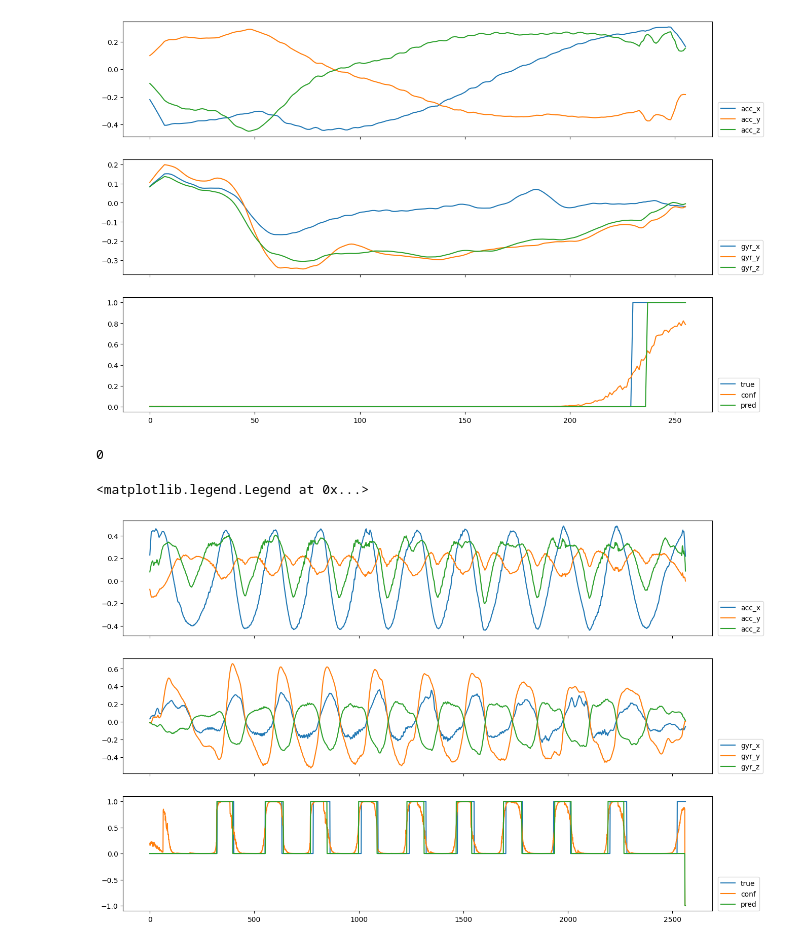
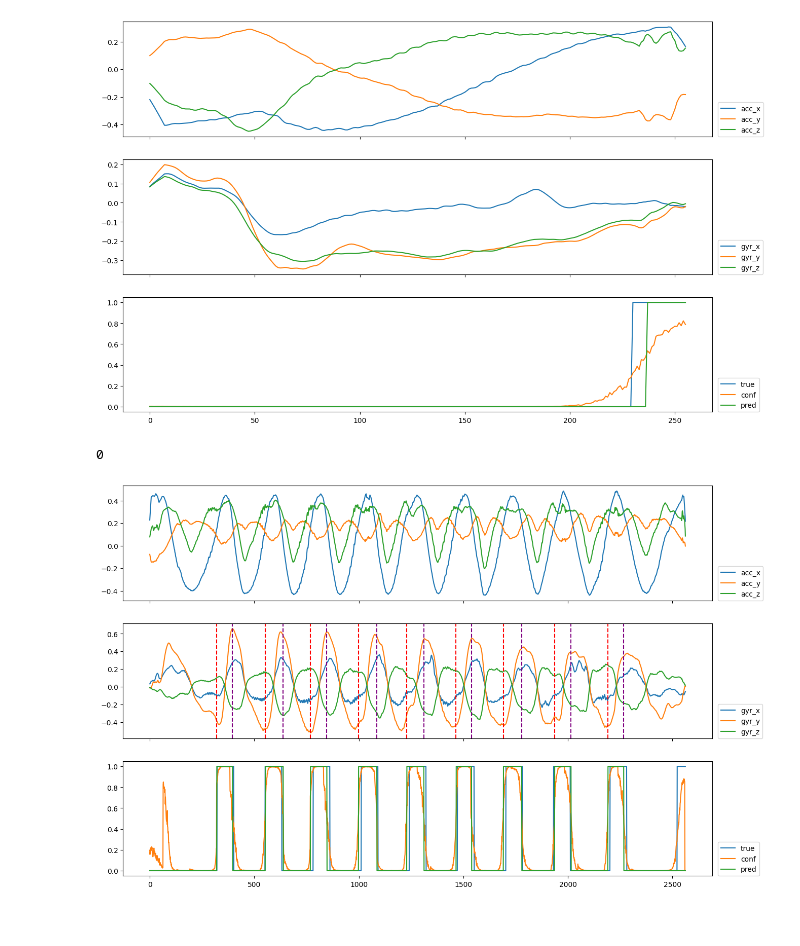
Before and after one commit to Musa-Azeem/AI-hypertrophy-coach, a Jupyter notebook: ml-notebooks/segmentation.ipynb, the cells around one changed output. Saved outputs shown, nothing was run; the diff lists cells and outputs as text; code cells hidden in the pictures.

```diff
--- a/ml-notebooks/segmentation.ipynb
+++ b/ml-notebooks/segmentation.ipynb
@@ -256,10 +257,11 @@ class Encoder(nn.Module):
         self.conv_out_channels = self.stem_out_c if len(self.width) == 0 else self.width[-1]
 
         self.encoder = nn.Sequential(
-            nn.Conv1d(in_channels, self.stem_out_c, kernel_size=self.stem_kernel, padding=self.stem_kernel // 2),
-            nn.BatchNorm1d(self.stem_out_c),
-            nn.ReLU(),
-            nn.MaxPool1d(kernel_size=2, stride=2),
+            # nn.Conv1d(in_channels, self.stem_out_c, kernel_size=self.stem_kernel, padding=self.stem_kernel // 2, stride=2),
+            # nn.BatchNorm1d(self.stem_out_c),
+            # nn.ReLU(),
+            # nn.MaxPool1d(kernel_size=2, stride=2),
+            ResBlock(in_channels, self.stem_out_c, kernel_size=self.stem_kernel, stride=2),
             *[DepthBlock(
                 depth=self.depth[i],
                 in_channels=self.stem_out_c if i == 0 else self.width[i-1],
@@ -314,7 +316,7 @@ def iou_metric(ypred, y_true):
     return iou.mean()
 
 class SegmentationLoss(nn.Module):
-    def __init__(self, alpha, pos_weight, device):
+    def __init__(self, alpha):
         super().__init__()
         # self.cat_criterion = nn.BCEWithLogitsLoss(pos_weight=torch.Tensor([pos_weight])).to(device)
         self.cat_criterion = nn.BCEWithLogitsLoss()
@@ -352,3 +365,5 @@ config = {
+# %%
+config = torch.load('../best_model-class-83.pth')[1]
 # %%
 trainloader = DataLoader(train_dataset, batch_size=128, shuffle=True)
 valloader = DataLoader(val_dataset, batch_size=128, shuffle=False)
@@ -588,44 +618,54 @@ with torch.no_grad():
 confs = np.concatenate(confs)
 # confs = np.nanmean(confs_overlap, axis=0)
 ypreds = np.round(confs)
 
 # smooth the predictions
 ypreds = np.convolve(ypreds, np.ones(100)/100, mode='same').round()
 
-ypreds = np.concatenate([ypreds, np.zeros(session.shape[0] - len(ypreds))-1])
-confs = np.concatenate([confs, np.zeros(session.shape[0] - len(confs))-1])
+ypreds = np.concatenate([ypreds, np.zeros(session.shape[0] - len(ypreds))])
+confs = np.concatenate([confs, np.zeros(session.shape[0] - len(confs))])
 
 # prec, recall, f1, _ = precision_recall_fscore_support(ys, ypreds, average='binary')
 # print(f"Precision: {prec:.4f}, Recall: {recall:.4f}, F1: {f1:.4f}")
 
-# starts = np.where(np.diff(ypreds) > 0)[0]
-# ends = np.where(np.diff(ypreds) < 0)[0]
-# if ends[0] < starts[0]:
-#     starts = np.concatenate([[0], starts])
-# if starts[-1] > ends[-1]:
-#     ends = np.concatenate([ends, [len(ypreds)]])
-# for start,end in zip(starts,ends):
-#     bout_length = end - start
-#     if bout_length < 10:
-#         ypreds[start:end] = 0
+starts = np.where(np.diff(ypreds) > 0)[0]
+ends = np.where(np.diff(ypreds) < 0)[0]
+if ypreds.sum() > 0:
+    if len(starts) == 0 or len(ends) == 0:
+        if len(starts) == 0:
+            # len(end) == 1 -> start is the beginning of session
+            starts = np.array([0])
+        elif len(ends) == 0:
+            # len(start) == 1 -> end is the end of session
+            ends = np.array([len(ypreds)])
+    else:
+        if starts[0] > ends[0]:
+            # first end has no start -> first start is the beginning of session
+            starts = np.concatenate([[0], starts])
+        if ends[-1] < starts[-1]:
+            # last start has no end -> last end is the end of session
+            ends = np.concatenate([ends, [len(ypreds)]])
 
 fig, axes = plt.subplots(3,1, sharex=True, figsize=(15,10))
 axes[0].plot(session['acc_x'].values, label='acc_x')
 axes[0].plot(session['acc_y'].values, label='acc_y')
 axes[0].plot(session['acc_z'].values, label='acc_z')
 
 axes[1].plot(session['gyr_x'].values, label='gyr_x')
 axes[1].plot(session['gyr_y'].values, label='gyr_y')
 axes[1].plot(session['gyr_z'].values, label='gyr_z')
 
 axes[2].plot(ys, label='true')
 axes[2].plot(confs, label='conf')
 axes[2].plot(ypreds, label='pred')
 
 axes[0].legend(loc=(1.01, 0))
 axes[1].legend(loc=(1.01, 0))
 axes[2].legend(loc=(1.01, 0))
+
+for start, end in zip(starts, ends):
+    axes[1].axvline(start, color='red', linestyle='--')
+    axes[1].axvline(end, color='purple', linestyle='--')
 # %% [output]
 0
-<matplotlib.legend.Legend at 0x...>
-[figure, old version]
+[figure, new version]
```
Also changed, not shown: parts of 15 cells of this notebook, 3 other files.
